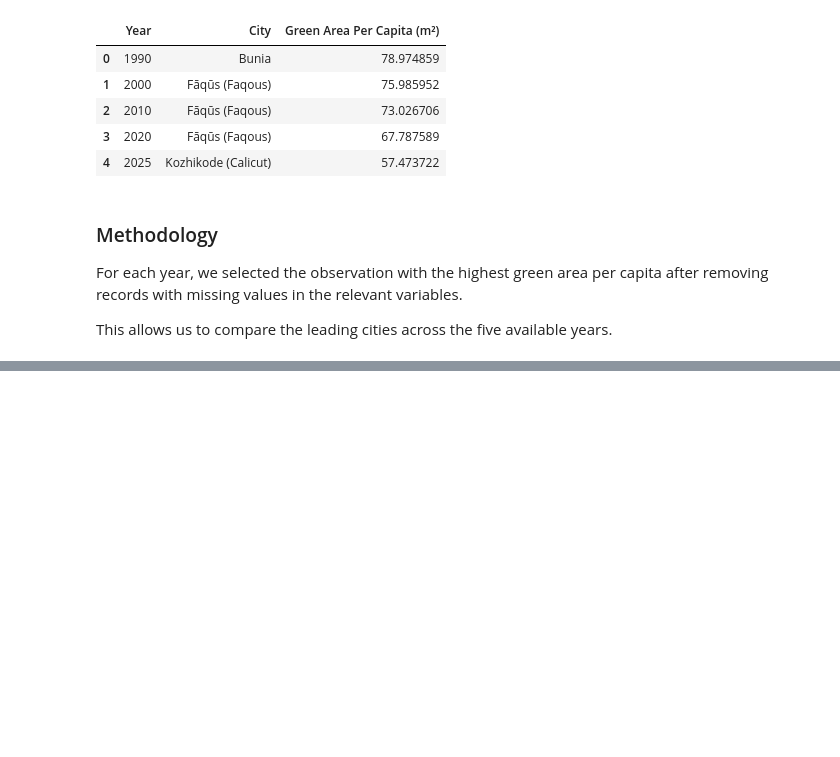
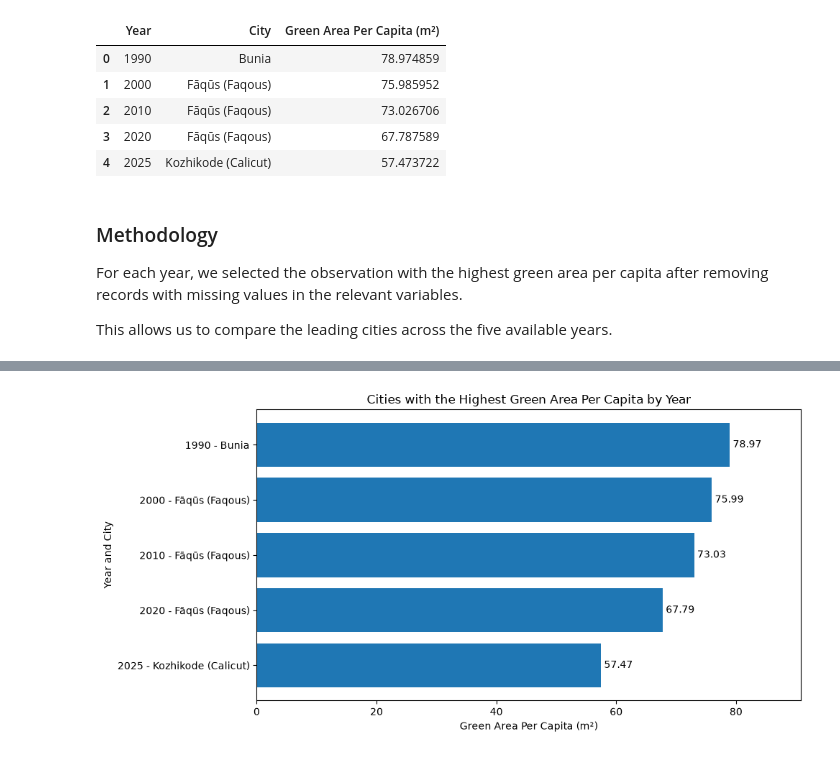
Before and after one commit to Zhecen-Zhou0309/STAT159-Lab11-TidyTuesday, a Jupyter notebook: notebooks/analysis_zhecen.ipynb, the cells around one changed output, grey strips where cells are left out. Saved outputs shown, nothing was run; the diff lists cells and outputs as text; code cells hidden in the pictures; blank space fills up the shorter version.

Commit message:
Visualize top cities by green area per capita

```diff
--- a/notebooks/analysis_zhecen.ipynb
+++ b/notebooks/analysis_zhecen.ipynb
@@ -190,0 +196,22 @@ the five available years.
+# %%
+import matplotlib.pyplot as plt
+
+labels = top_cities["Year"].astype(str) + " - " + top_cities["City"]
+values = top_cities["Green Area Per Capita (m²)"]
+
+fig, ax = plt.subplots(figsize=(10, 5))
+
+bars = ax.barh(labels, values)
+
+ax.set_xlabel("Green Area Per Capita (m²)")
+ax.set_ylabel("Year and City")
+ax.set_title("Cities with the Highest Green Area Per Capita by Year")
+
+ax.bar_label(bars, fmt="%.2f", padding=3)
+ax.set_xlim(0, values.max() * 1.15)
+ax.invert_yaxis()
+
+plt.tight_layout()
+plt.show()
+# %% [output]
+[figure, added]
```
Also changed, not shown: parts of 2 cells of this notebook.
